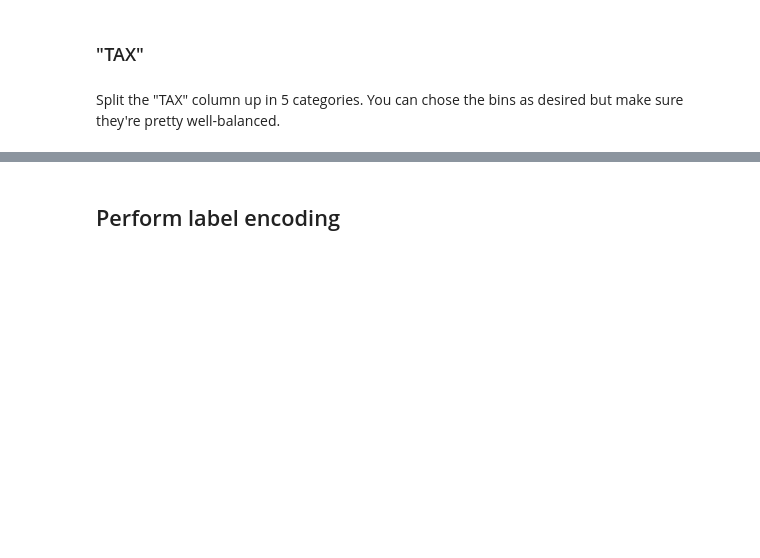
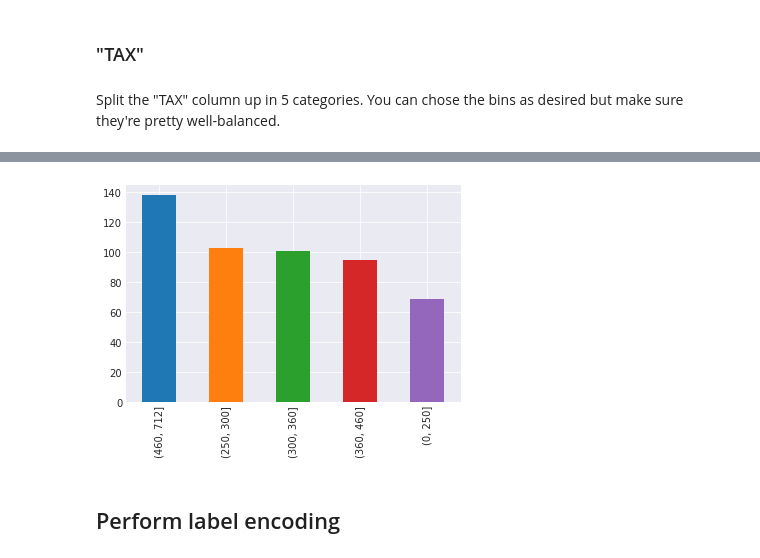
Before and after one commit to BrittaInData/dsc-1-11-05-dealing-with-categorical-variables-lab-online-ds-ft-100118, a Jupyter notebook: index.ipynb, the cells around one changed output, grey strips where cells are left out. Drawn from its saved outputs; the diff is of its cells as text; code cells hidden in the pictures; blank space fills up the shorter version.

```diff
--- a/index.ipynb
+++ b/index.ipynb
@@ -133,0 +249,9 @@ Split the "TAX" column up in 5 categories. You can chose the bins as desired but
+# %%
+# first, create bins based on the values observed. 6 values will result in 5 bins
+bins = [0, 250, 300, 360, 460, 712]
+# use pd.cut
+bins_tax = pd.cut(boston_df['TAX'], bins)
+# %%
+# using pd.cut returns unordered categories. Transform this to ordered categories.
+bins_tax = bins_tax.cat.as_unordered()
+bins_tax.head()
@@ -133,0 +266,5 @@ Split the "TAX" column up in 5 categories. You can chose the bins as desired but
+# %%
+# inspect the result
+bins_tax.value_counts().plot(kind='bar');
+# %% [output]
+[figure, added]
```
Also changed, not shown: parts of 29 cells of this notebook.
